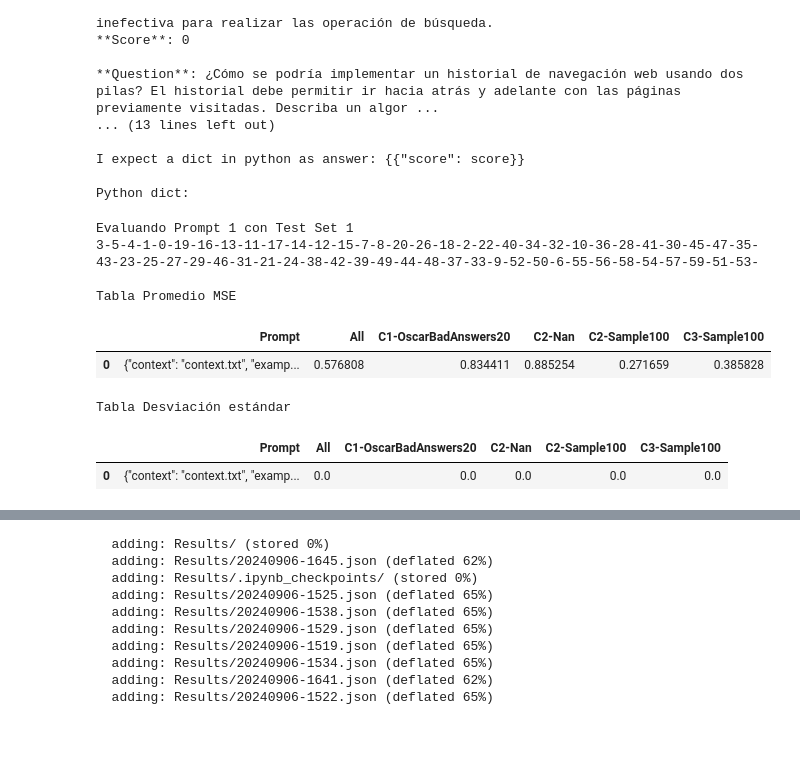
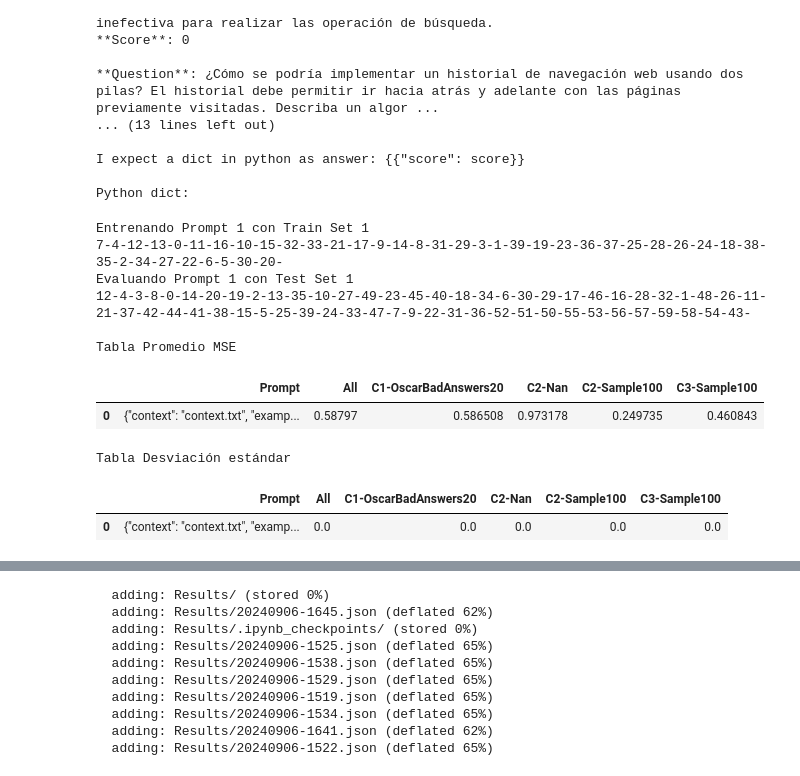
Before and after one commit to OscarRojasG/Experimentos-GPTValidator, a Jupyter notebook: Framework_Experimentos.ipynb, the cells around one changed output, grey strips where cells are left out. Drawn from its saved outputs; the diff is of its cells as text; code cells hidden in the pictures; blank space fills up the shorter version.

Commit message:
arreglar error tamaño set de entrenamiento no balanceado

```diff
--- a/Framework_Experimentos.ipynb
+++ b/Framework_Experimentos.ipynb
@@ -566,19 +566,25 @@ class SetPair():
         self.test_set = test_set
 
 # Divide el dataset en conjuntos de entrenamiento/prueba
-def generate_sets(dataset, repetitions, train_set_size, test_set_size, seed, repeat_test_set):
+def generate_sets(dataset, repetitions, train_set_size, test_set_size, seed, repeat_test_set, balance_train_set):
     sets = []
     random.seed(seed)
 
-    group_size = train_set_size // 4
+    group_size = train_set_size // 4 # Tamaño grupo para set balanceado
+    proportions = df['real_eval'].value_counts(normalize=True) # Para set no balanceado
+    test_samples_per_class = (proportions * test_set_size).round().astype(int)
+    train_samples_per_class = (proportions * train_set_size).round().astype(int)
+
     for i in range(repetitions):
         if repeat_test_set == False or i == 0:
-            proportions = df['real_eval'].value_counts(normalize=True)
-            samples_per_class = (proportions * test_set_size).round().astype(int)
-            test_set = df.groupby('real_eval', group_keys=False)[df.columns.tolist()].apply(lambda x: x.sample(samples_per_class[x.name], random_state=random.randint(0,100000)))
+            test_set = df.groupby('real_eval', group_keys=False)[df.columns.tolist()].apply(lambda x: x.sample(test_samples_per_class[x.name], random_state=random.randint(0,100000)))
 
         train_set = dataset[~dataset.index.isin(test_set.index)]
-        train_set = train_set.groupby('real_eval', group_keys=False)[df.columns.tolist()].apply(lambda x: x.sample(group_size, random_state=random.randint(0,100000)))
+        if balance_train_set:
+            train_set = train_set.groupby('real_eval', group_keys=False)[df.columns.tolist()].apply(lambda x: x.sample(group_size, random_state=random.randint(0,100000)))
+        else:
+            train_set = train_set.groupby('real_eval', group_keys=False)[df.columns.tolist()].apply(lambda x: x.sample(train_samples_per_class[x.name], random_state=random.randint(0,100000)))
+
         sets.append(SetPair(train_set, test_set))
 
     return sets
@@ -745,8 +751,8 @@ def show_distribution(full_df):
     plot('score', 'Distribución de puntajes GPT sin normalizar')
 
 # Evalúa una lista de prompts obtienendo el MSE promedio en M repeticiones
-def experiment(dataset, prompts, repetitions, eval_function, eval_params=None, train_set_size=40, test_set_size=60, seed=42, model="gpt-4o-mini", temperature=0.1, normalize_mse=False, repeat_test_set=True):
-    sets = generate_sets(dataset, repetitions, train_set_size, test_set_size, seed, repeat_test_set)
+def experiment(dataset, prompts, repetitions, eval_function, eval_params=None, train_set_size=40, test_set_size=60, seed=42, model="gpt-4o-mini", temperature=0.1, normalize_mse=False, repeat_test_set=True, balance_train_set=False):
+    sets = generate_sets(dataset, repetitions, train_set_size, test_set_size, seed, repeat_test_set, balance_train_set)
     stats = []
     full_df = pd.DataFrame()
 
@@ -938,14 +944,16 @@ I expect a dict in python as answer: {{"score": score}}
 
 Python dict:
 # %%
-x = experiment(df, prompts, repetitions=1, eval_function="map2", eval_params=[1, 3.33, 6.66], train_set_size=40, test_set_size=60, seed=42, model="gpt-4o-mini", temperature=0.1, normalize_mse=False, repeat_test_set=True)
+x = experiment(df, prompts, repetitions=1, eval_function="map2-simple", eval_params=None, train_set_size=40, test_set_size=60, seed=42, model="gpt-4o-mini", temperature=0.1, normalize_mse=False, repeat_test_set=True, balance_train_set=False)
 # %% [output]
+Entrenando Prompt 1 con Train Set 1
+7-4-12-13-0-11-16-10-15-32-33-21-17-9-14-8-31-29-3-1-39-19-23-36-37-25-28-26-24-18-38-35-2-34-27-22-6-5-30-20-
 Evaluando Prompt 1 con Test Set 1
-3-5-4-1-0-19-16-13-11-17-14-12-15-7-8-20-26-18-2-22-40-34-32-10-36-28-41-30-45-47-35-43-23-25-27-29-46-31-21-24-38-42-39-49-44-48-37-33-9-52-50-6-55-56-58-54-57-59-51-53-
+12-4-3-8-0-14-20-19-2-13-35-10-27-49-23-45-40-18-34-6-30-29-17-46-16-28-32-1-48-26-11-21-37-42-44-41-38-15-5-25-39-24-33-47-7-9-22-31-36-52-51-50-55-53-56-57-59-58-54-43-
 
 Tabla Promedio MSE
 |  | Prompt | All | C1-OscarBadAnswers20 | C2-Nan | C2-Sample100 | C3-Sample100 |
-| 0 | {"context": "context.txt", "examp... | 0.576808 | 0.834411 | 0.885254 | 0.271659 | 0.385828 |
+| 0 | {"context": "context.txt", "examp... | 0.58797 | 0.586508 | 0.973178 | 0.249735 | 0.460843 |
 Tabla Desviación estándar
 |  | Prompt | All | C1-OscarBadAnswers20 | C2-Nan | C2-Sample100 | C3-Sample100 |
 | 0 | {"context": "context.txt", "examp... | 0.0 | 0.0 | 0.0 | 0.0 | 0.0 |
```
